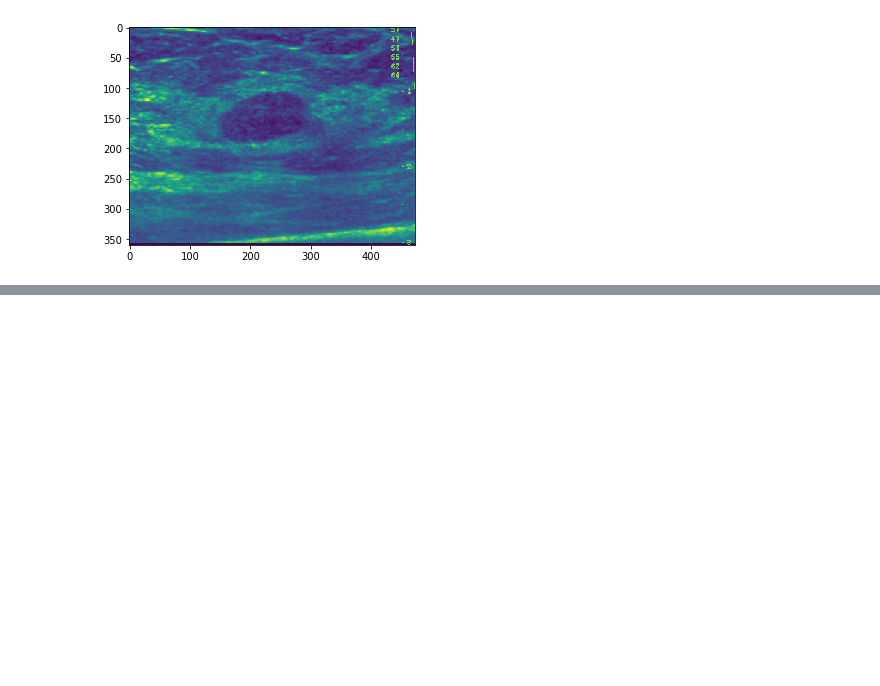
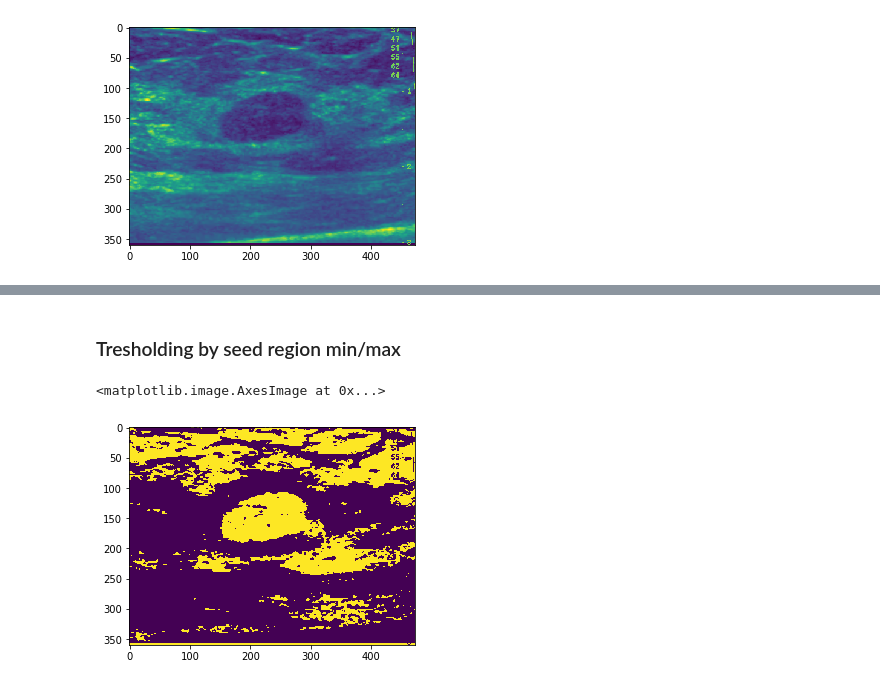
Before and after one commit to penn-ultrasound-research-laboratory/Deep-Ultrasound-Classification, a Jupyter notebook: _notebooks/LeakPluggingCary.ipynb, the cells around one changed output, grey strips where cells are left out. Saved outputs shown, nothing was run; the diff lists cells and outputs as text; code cells hidden in the pictures; blank space fills up the shorter version.

```diff
--- a/_notebooks/LeakPluggingCary.ipynb
+++ b/_notebooks/LeakPluggingCary.ipynb
@@ -18,3 +20,12 @@ from src.constants.ultrasoundConstants import (
     FRAME_DEFAULT_ROW_CROP_FOR_SCAN_SELECTION,
     FRAME_DEFAULT_COL_CROP_FOR_SCAN_SELECTION
 )
+# %%
+def absolute_max(ndarray):
+    return np.max(ndarray.flatten())
+
+def absolute_min(ndarray):
+    return np.min(ndarray.flatten())
+
+def get_region(image, start, end):
+    return image[start[0]:end[0], start[1]:end[1]]
@@ -41,0 +80,13 @@ plt.imshow(scan_window)
+# %% [markdown]
+### Tresholding by seed region min/max
+# %%
+region = get_region(scan_window, start_pt, end_pt)
+region_min = absolute_min(region)
+region_max = absolute_max(region)
+
+ret, thresh = cv2.threshold(scan_window, region_min, region_max, cv2.THRESH_BINARY_INV)
+
+plt.imshow(thresh)
+# %% [output]
+<matplotlib.image.AxesImage at 0x...>
+[figure, added]
```
Also changed, not shown: parts of 8 cells of this notebook.
